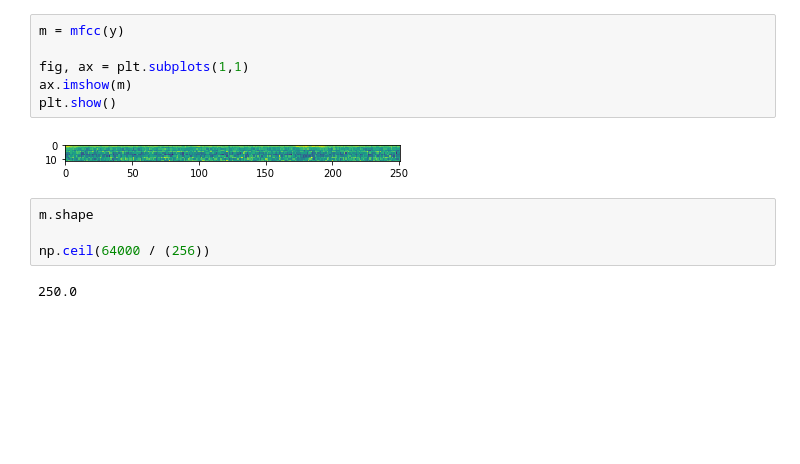
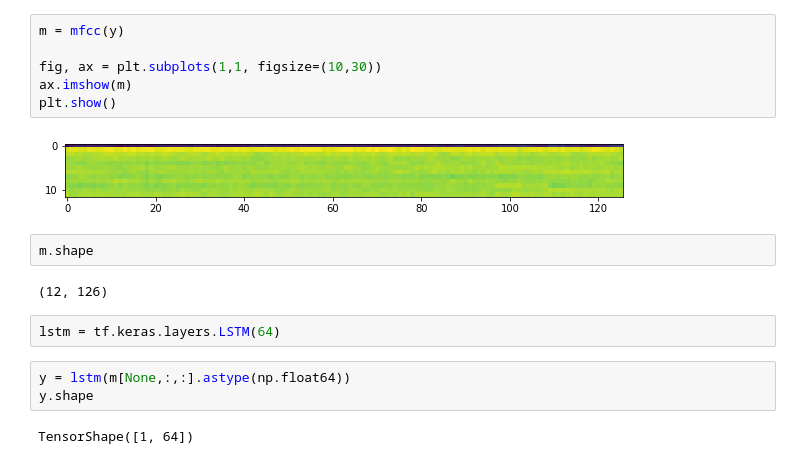
Before and after one commit to AdvaitKoparkar/whistle-detection, a Jupyter notebook: notebooks/mfcc_experiment.py.ipynb, the cells around one changed output. Saved outputs shown, nothing was run; the diff lists cells and outputs as text; blank space fills up the shorter version.

```diff
--- a/notebooks/mfcc_experiment.py.ipynb
+++ b/notebooks/mfcc_experiment.py.ipynb
@@ -27,14 +28,19 @@ plt.show()
 # %%
 m = mfcc(y)
 
-fig, ax = plt.subplots(1,1)
+fig, ax = plt.subplots(1,1, figsize=(10,30))
 ax.imshow(m)
 plt.show()
 # %% [output]
-[figure, old version]
+[figure, new version]
 # %%
 m.shape
-
-np.ceil(64000 / (256))
 # %% [output]
-250.0
+(12, 126)
+# %%
+lstm = tf.keras.layers.LSTM(64)
+# %%
+y = lstm(m[None,:,:].astype(np.float64))
+y.shape
+# %% [output]
+TensorShape([1, 64])
```
Also changed, not shown: parts of 2 cells of this notebook, 9 other files.
